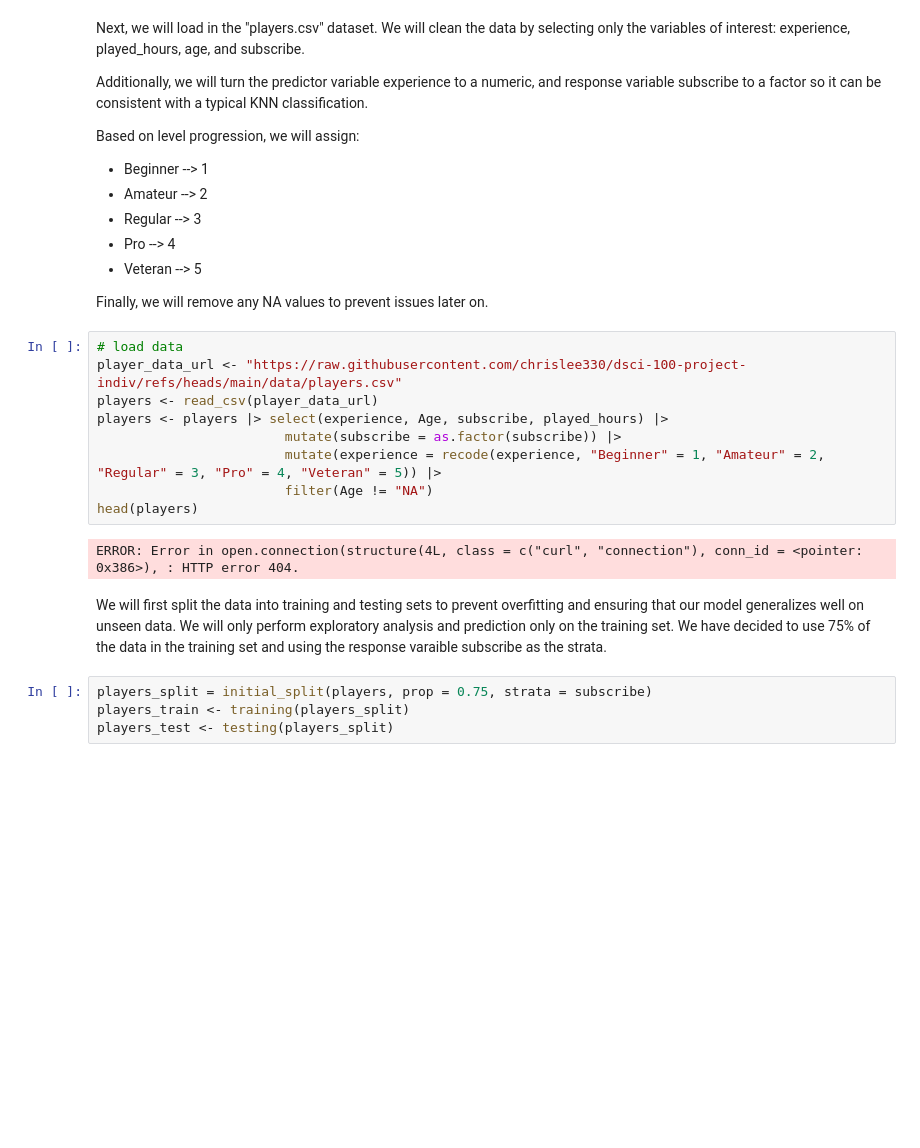
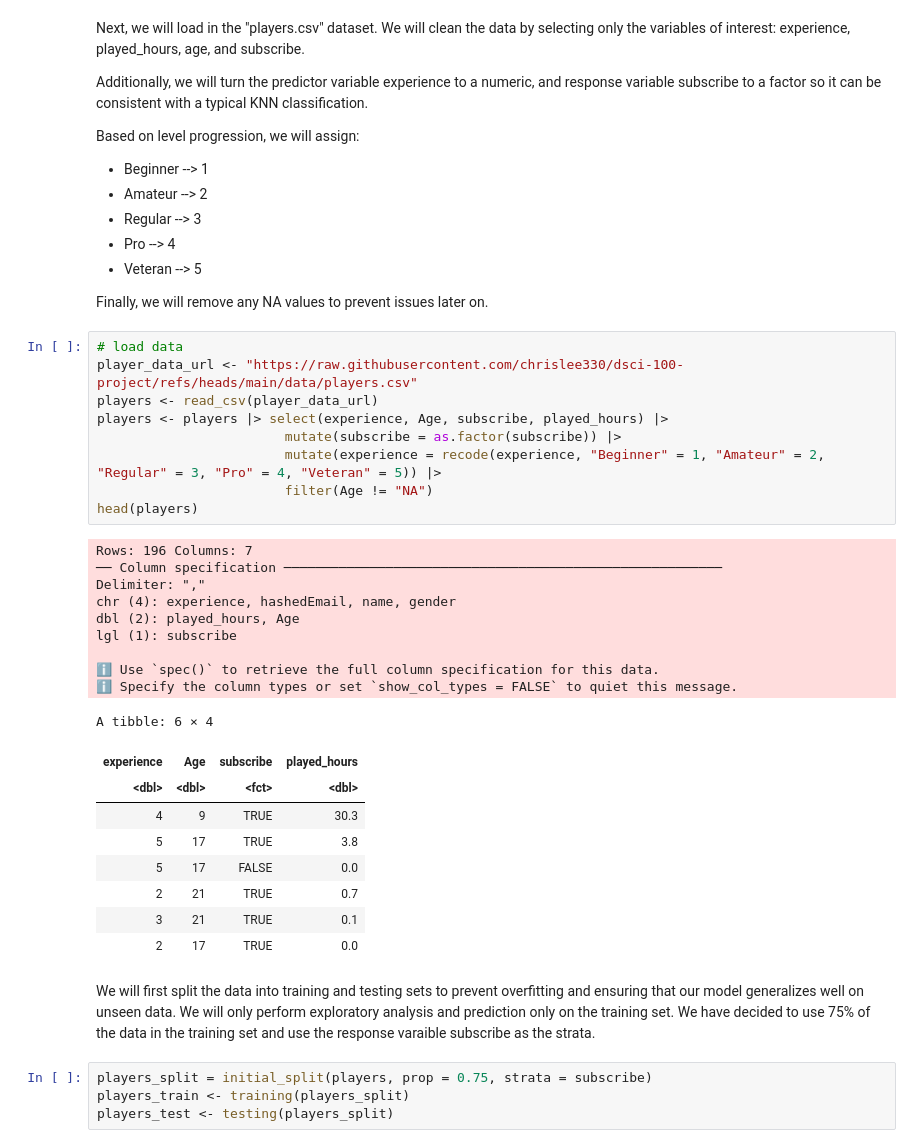
Before and after one commit to chrislee330/dsci-100-project, a Jupyter notebook: project.ipynb, the cells around one changed output. Cells and saved outputs as stored; diff of their text form; blank space fills up the shorter version.

```diff
--- a/project.ipynb
+++ b/project.ipynb
@@ -73,17 +73,34 @@ Based on level progression, we will assign:
 Finally, we will remove any NA values to prevent issues later on.
 # %%
 # load data
-player_data_url <- "https://raw.githubusercontent.com/chrislee330/dsci-100-project-indiv/refs/heads/main/data/players.csv"
+player_data_url <- "https://raw.githubusercontent.com/chrislee330/dsci-100-project/refs/heads/main/data/players.csv"
 players <- read_csv(player_data_url)
 players <- players |> select(experience, Age, subscribe, played_hours) |>
                         mutate(subscribe = as.factor(subscribe)) |>
                         mutate(experience = recode(experience, "Beginner" = 1, "Amateur" = 2, "Regular" = 3, "Pro" = 4, "Veteran" = 5)) |>
                         filter(Age != "NA")
 head(players)
 # %% [output]
-ERROR: Error in open.connection(structure(4L, class = c("curl", "connection"), conn_id = <pointer: 0x386>), : HTTP error 404.
+Rows: 196 Columns: 7
+── Column specification ────────────────────────────────────────────────────────
+Delimiter: ","
+chr (4): experience, hashedEmail, name, gender
+dbl (2): played_hours, Age
+lgl (1): subscribe
+
+ℹ Use `spec()` to retrieve the full column specification for this data.
+ℹ Specify the column types or set `show_col_types = FALSE` to quiet this message.
+A tibble: 6 × 4
+| experience | Age | subscribe | played_hours |
+| <dbl> | <dbl> | <fct> | <dbl> |
+| 4 | 9 | TRUE | 30.3 |
+| 5 | 17 | TRUE | 3.8 |
+| 5 | 17 | FALSE | 0.0 |
+| 2 | 21 | TRUE | 0.7 |
+| 3 | 21 | TRUE | 0.1 |
+| 2 | 17 | TRUE | 0.0 |
 # %% [markdown]
-We will first split the data into training and testing sets to prevent overfitting and ensuring that our model generalizes well on unseen data. We will only perform exploratory analysis and prediction only on the training set. We have decided to use 75% of the data in the training set and using the response varaible subscribe as the strata.
+We will first split the data into training and testing sets to prevent overfitting and ensuring that our model generalizes well on unseen data. We will only perform exploratory analysis and prediction only on the training set. We have decided to use 75% of the data in the training set and use the response varaible subscribe as the strata.
 # %%
 players_split = initial_split(players, prop = 0.75, strata = subscribe)
 players_train <- training(players_split)
```
Also changed, not shown: parts of 19 cells of this notebook.
